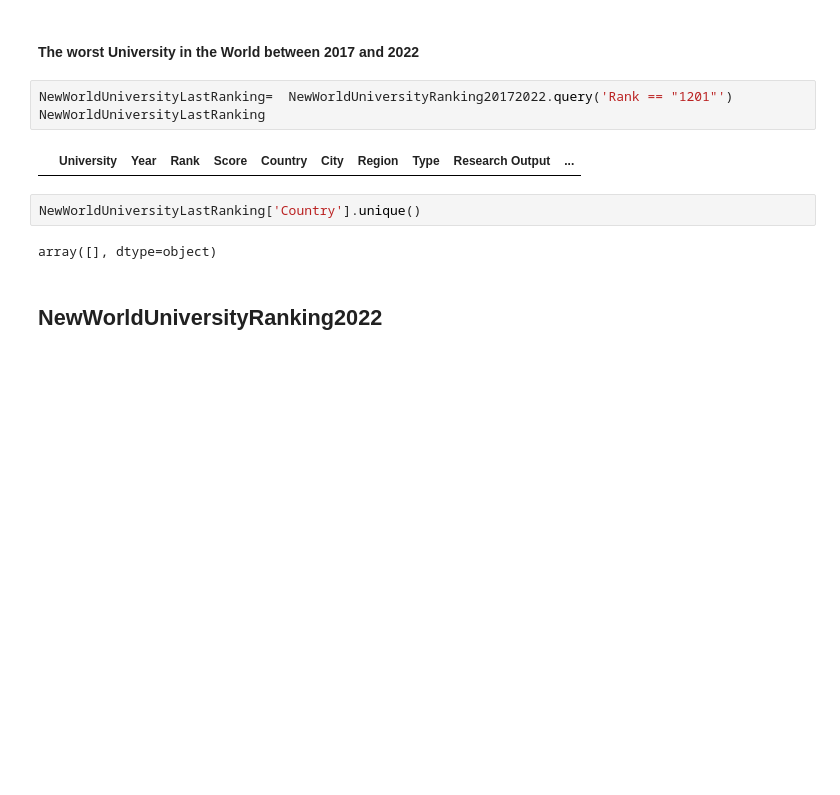
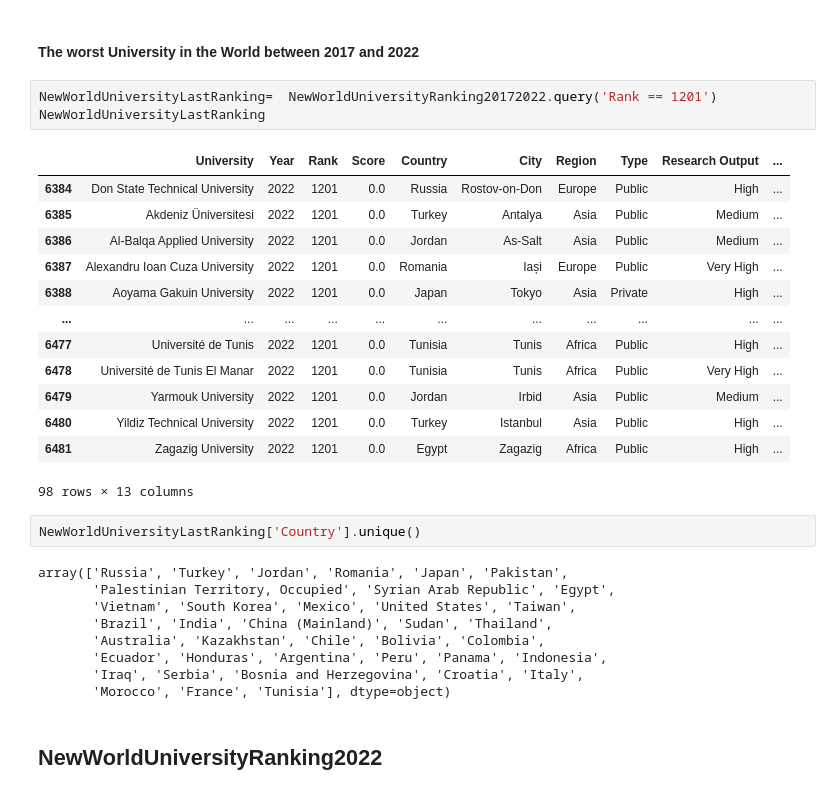
Before and after one commit to Lunczer93/Python_Project_4_World_University_Ranking, a Jupyter notebook: Python_Project_4_World_University_Ranking.ipynb, the cells around one changed output. Saved outputs shown, nothing was run; the diff lists cells and outputs as text; blank space fills up the shorter version.

```diff
--- a/Python_Project_4_World_University_Ranking.ipynb
+++ b/Python_Project_4_World_University_Ranking.ipynb
@@ -1890,14 +1864,33 @@ NewWorldUniversityFirstRanking
 # %% [markdown]
 #### The worst University in the World between 2017 and 2022
 # %%
-NewWorldUniversityLastRanking=  NewWorldUniversityRanking20172022.query('Rank == "1201"')
+NewWorldUniversityLastRanking=  NewWorldUniversityRanking20172022.query('Rank == 1201')
 NewWorldUniversityLastRanking
 # %% [output]
 |  | University | Year | Rank | Score | Country | City | Region | Type | Research Output | ... |
+| 6384 | Don State Technical University | 2022 | 1201 | 0.0 | Russia | Rostov-on-Don | Europe | Public | High | ... |
+| 6385 | Akdeniz Üniversitesi | 2022 | 1201 | 0.0 | Turkey | Antalya | Asia | Public | Medium | ... |
+| 6386 | Al-Balqa Applied University | 2022 | 1201 | 0.0 | Jordan | As-Salt | Asia | Public | Medium | ... |
+| 6387 | Alexandru Ioan Cuza University | 2022 | 1201 | 0.0 | Romania | Iași | Europe | Public | Very High | ... |
+| 6388 | Aoyama Gakuin University | 2022 | 1201 | 0.0 | Japan | Tokyo | Asia | Private | High | ... |
+| ... | ... | ... | ... | ... | ... | ... | ... | ... | ... | ... |
+| 6477 | Université de Tunis | 2022 | 1201 | 0.0 | Tunisia | Tunis | Africa | Public | High | ... |
+| 6478 | Université de Tunis El Manar | 2022 | 1201 | 0.0 | Tunisia | Tunis | Africa | Public | Very High | ... |
+| 6479 | Yarmouk University | 2022 | 1201 | 0.0 | Jordan | Irbid | Asia | Public | Medium | ... |
+| 6480 | Yildiz Technical University | 2022 | 1201 | 0.0 | Turkey | Istanbul | Asia | Public | High | ... |
+| 6481 | Zagazig University | 2022 | 1201 | 0.0 | Egypt | Zagazig | Africa | Public | High | ... |
+98 rows × 13 columns
 # %%
 NewWorldUniversityLastRanking['Country'].unique()
 # %% [output]
-array([], dtype=object)
+array(['Russia', 'Turkey', 'Jordan', 'Romania', 'Japan', 'Pakistan',
+       'Palestinian Territory, Occupied', 'Syrian Arab Republic', 'Egypt',
+       'Vietnam', 'South Korea', 'Mexico', 'United States', 'Taiwan',
+       'Brazil', 'India', 'China (Mainland)', 'Sudan', 'Thailand',
+       'Australia', 'Kazakhstan', 'Chile', 'Bolivia', 'Colombia',
+       'Ecuador', 'Honduras', 'Argentina', 'Peru', 'Panama', 'Indonesia',
+       'Iraq', 'Serbia', 'Bosnia and Herzegovina', 'Croatia', 'Italy',
+       'Morocco', 'France', 'Tunisia'], dtype=object)
 # %% [markdown]
 ## NewWorldUniversityRanking2022
 # %%
```
Also changed, not shown: parts of 7 cells of this notebook.
